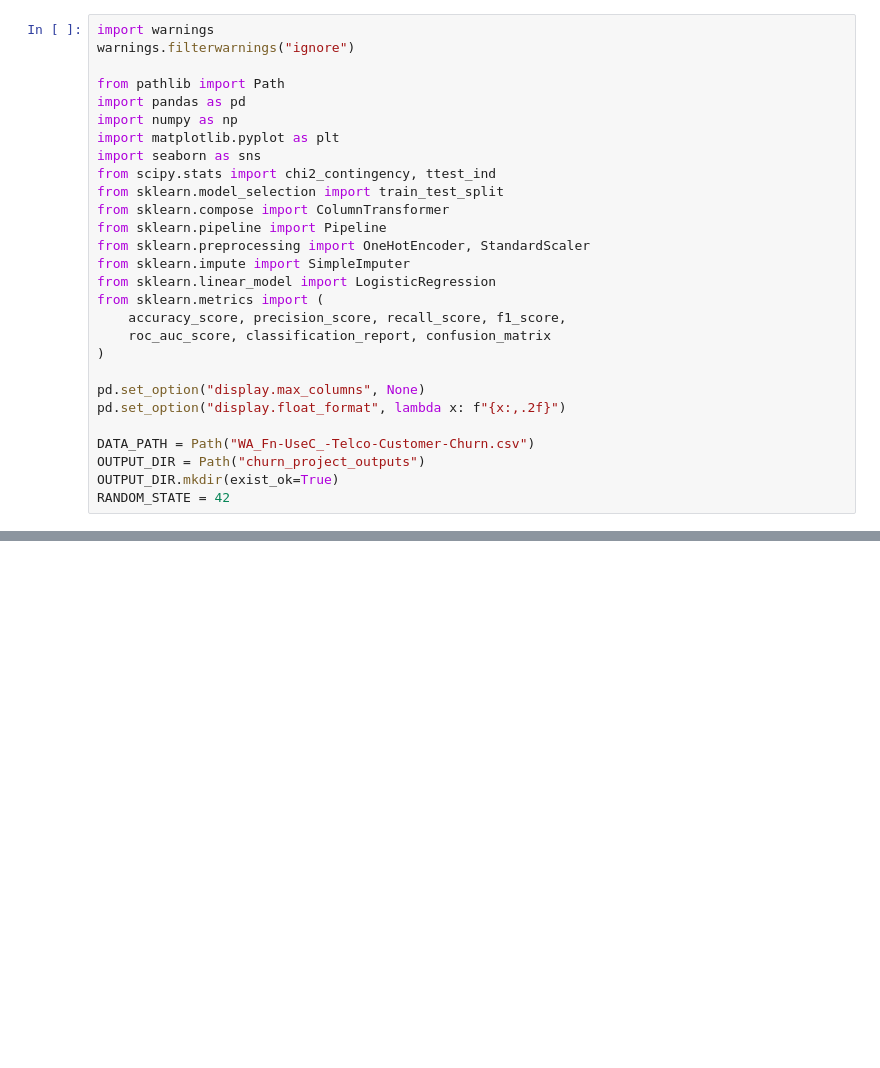
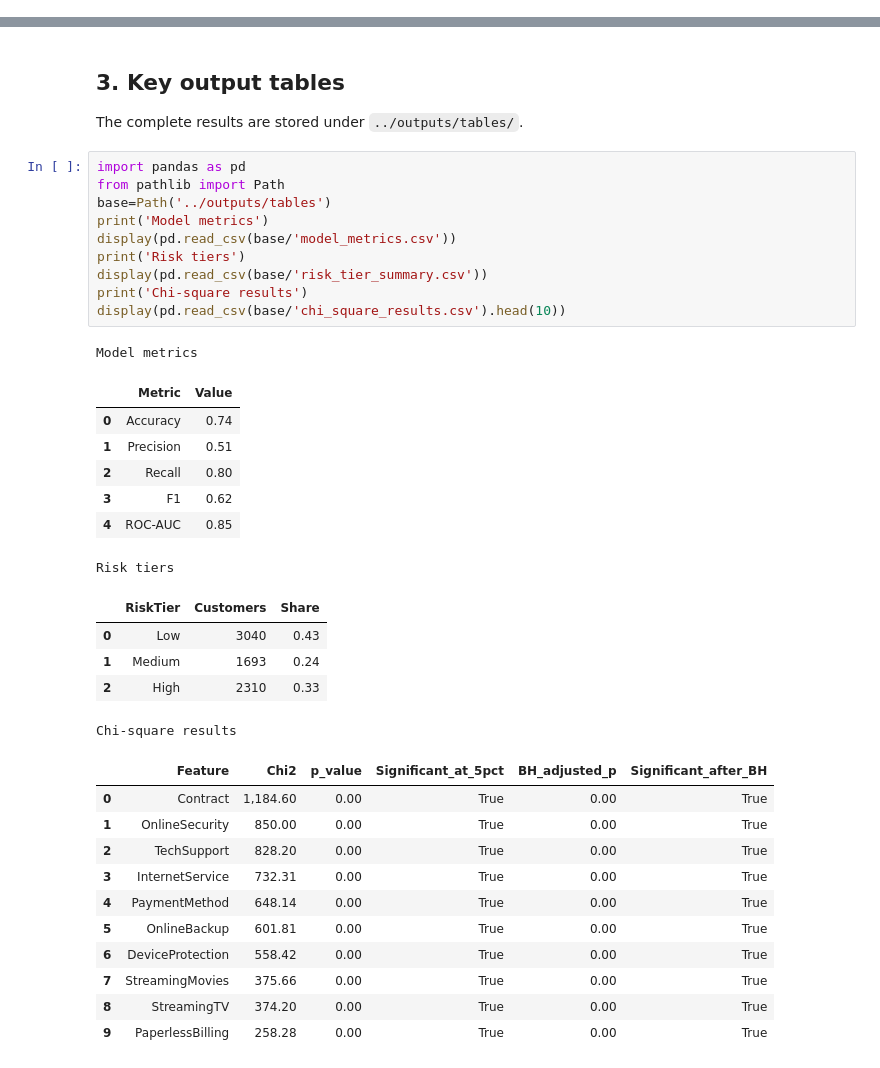
Before and after one commit to Dhurvesh2007/FUTURE_DS_02, a Jupyter notebook: telco-customer-churn-analysis/notebooks/Telco_Customer_Churn_End_to_End_Project.ipynb, the cells around one changed output, grey strips where cells are left out. Drawn from its saved outputs; the diff is of its cells as text; blank space fills up the shorter version.

Commit message:
Replace Telco churn project with final version

```diff
--- a/telco-customer-churn-analysis/notebooks/Telco_Customer_Churn_End_to_End_Project.ipynb
+++ b/telco-customer-churn-analysis/notebooks/Telco_Customer_Churn_End_to_End_Project.ipynb
@@ -21,28 +0,0 @@
-# %%
-import warnings
-warnings.filterwarnings("ignore")
-
-from pathlib import Path
-import pandas as pd
-import numpy as np
-import matplotlib.pyplot as plt
-import seaborn as sns
-from scipy.stats import chi2_contingency, ttest_ind
-from sklearn.model_selection import train_test_split
-from sklearn.compose import ColumnTransformer
-from sklearn.pipeline import Pipeline
-from sklearn.preprocessing import OneHotEncoder, StandardScaler
-from sklearn.impute import SimpleImputer
-from sklearn.linear_model import LogisticRegression
-from sklearn.metrics import (
-    accuracy_score, precision_score, recall_score, f1_score,
-    roc_auc_score, classification_report, confusion_matrix
-)
-
-pd.set_option("display.max_columns", None)
-pd.set_option("display.float_format", lambda x: f"{x:,.2f}")
-
-DATA_PATH = Path("WA_Fn-UseC_-Telco-Customer-Churn.csv")
-OUTPUT_DIR = Path("churn_project_outputs")
-OUTPUT_DIR.mkdir(exist_ok=True)
-RANDOM_STATE = 42
@@ -626,0 +40,39 @@ Outputs saved to: C:\Users\dhurv\Desktop\telco-customer-churn-analysis-github-re
+# %% [markdown]
+## 3. Key output tables
+
+The complete results are stored under `../outputs/tables/`.
+# %%
+import pandas as pd
+from pathlib import Path
+base=Path('../outputs/tables')
+print('Model metrics')
+display(pd.read_csv(base/'model_metrics.csv'))
+print('Risk tiers')
+display(pd.read_csv(base/'risk_tier_summary.csv'))
+print('Chi-square results')
+display(pd.read_csv(base/'chi_square_results.csv').head(10))
+# %% [output]
+Model metrics
+|  | Metric | Value |
+| 0 | Accuracy | 0.74 |
+| 1 | Precision | 0.51 |
+| 2 | Recall | 0.80 |
+| 3 | F1 | 0.62 |
+| 4 | ROC-AUC | 0.85 |
+Risk tiers
+|  | RiskTier | Customers | Share |
+| 0 | Low | 3040 | 0.43 |
+| 1 | Medium | 1693 | 0.24 |
+| 2 | High | 2310 | 0.33 |
+Chi-square results
+|  | Feature | Chi2 | p_value | Significant_at_5pct | BH_adjusted_p | Significant_after_BH |
+| 0 | Contract | 1,184.60 | 0.00 | True | 0.00 | True |
+| 1 | OnlineSecurity | 850.00 | 0.00 | True | 0.00 | True |
+| 2 | TechSupport | 828.20 | 0.00 | True | 0.00 | True |
+| 3 | InternetService | 732.31 | 0.00 | True | 0.00 | True |
+| 4 | PaymentMethod | 648.14 | 0.00 | True | 0.00 | True |
+| 5 | OnlineBackup | 601.81 | 0.00 | True | 0.00 | True |
+| 6 | DeviceProtection | 558.42 | 0.00 | True | 0.00 | True |
+| 7 | StreamingMovies | 375.66 | 0.00 | True | 0.00 | True |
+| 8 | StreamingTV | 374.20 | 0.00 | True | 0.00 | True |
+| 9 | PaperlessBilling | 258.28 | 0.00 | True | 0.00 | True |
```
Also changed, not shown: parts of 35 cells of this notebook, 45 other files.
